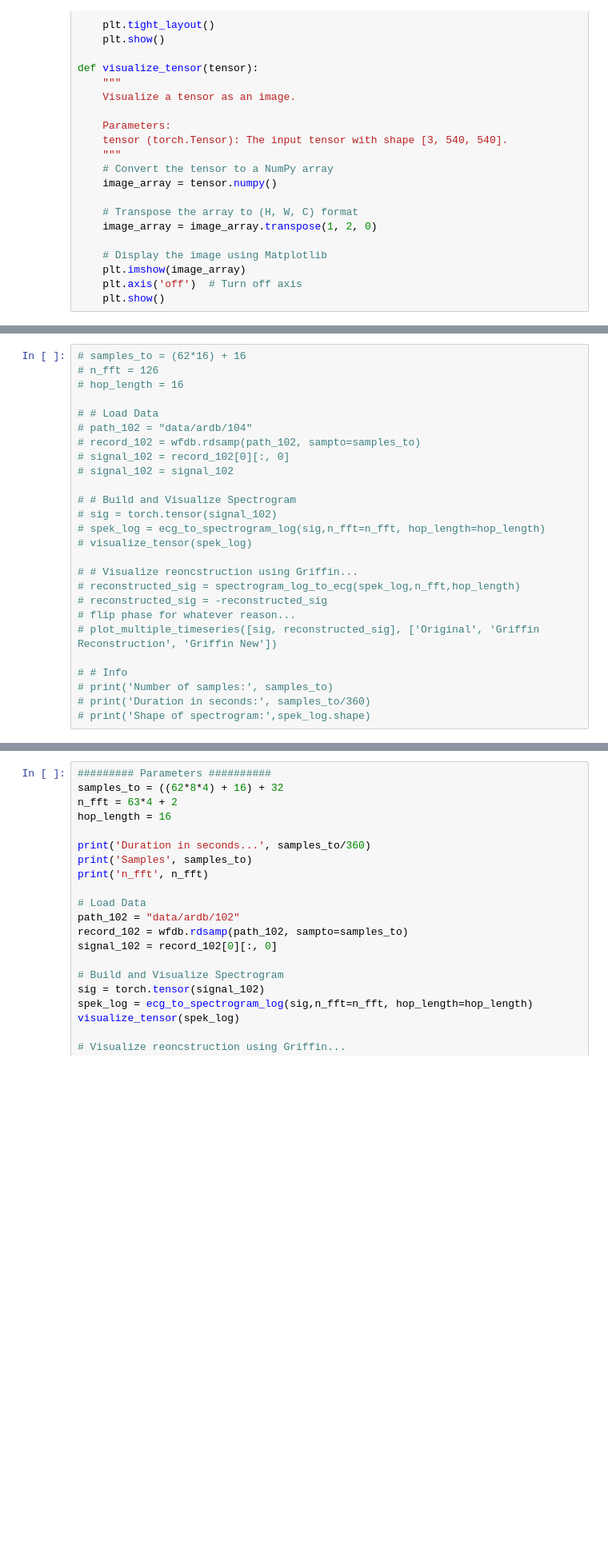
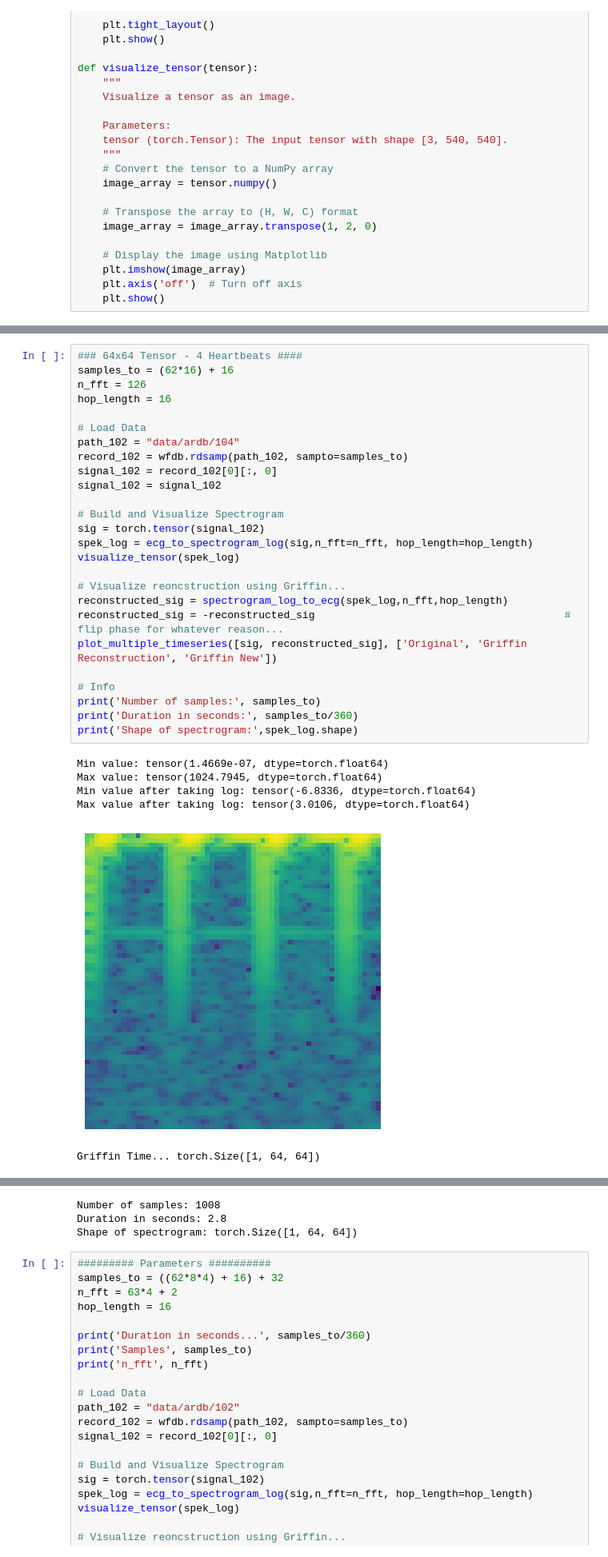
Before and after one commit to piedeboer96/ECG-Signal-Denoising, a Jupyter notebook: ecg_signals_spek.ipynb, the cells around one changed output, grey strips where cells are left out. Shown: that part at 80% size. Saved outputs shown, nothing was run; the diff lists cells and outputs as text; blank space fills up the shorter version.

```diff
--- a/ecg_signals_spek.ipynb
+++ b/ecg_signals_spek.ipynb
@@ -114,25 +152,33 @@ def spectrogram_log_to_ecg(spec_log, n_fft=32, hop_length=None,n_iter=400):
 # %%
-# samples_to = (62*16) + 16
-# n_fft = 126
-# hop_length = 16
+### 64x64 Tensor - 4 Heartbeats ####
+samples_to = (62*16) + 16
+n_fft = 126
+hop_length = 16
 
-# # Load Data
-# path_102 = "data/ardb/104"
-# record_102 = wfdb.rdsamp(path_102, sampto=samples_to)
-# signal_102 = record_102[0][:, 0]
-# signal_102 = signal_102
+# Load Data
+path_102 = "data/ardb/104"
+record_102 = wfdb.rdsamp(path_102, sampto=samples_to)
+signal_102 = record_102[0][:, 0]
+signal_102 = signal_102
 
-# # Build and Visualize Spectrogram
-# sig = torch.tensor(signal_102)
-# spek_log = ecg_to_spectrogram_log(sig,n_fft=n_fft, hop_length=hop_length)
-# visualize_tensor(spek_log)
+# Build and Visualize Spectrogram
+sig = torch.tensor(signal_102)
+spek_log = ecg_to_spectrogram_log(sig,n_fft=n_fft, hop_length=hop_length)
+visualize_tensor(spek_log)
 
-# # Visualize reoncstruction using Griffin...
-# reconstructed_sig = spectrogram_log_to_ecg(spek_log,n_fft,hop_length)
-# reconstructed_sig = -reconstructed_sig                                        # flip phase for whatever reason...
-# plot_multiple_timeseries([sig, reconstructed_sig], ['Original', 'Griffin Reconstruction', 'Griffin New'])
+# Visualize reoncstruction using Griffin...
+reconstructed_sig = spectrogram_log_to_ecg(spek_log,n_fft,hop_length)
+reconstructed_sig = -reconstructed_sig                                        # flip phase for whatever reason...
+plot_multiple_timeseries([sig, reconstructed_sig], ['Original', 'Griffin Reconstruction', 'Griffin New'])
 
-# # Info
-# print('Number of samples:', samples_to)
-# print('Duration in seconds:', samples_to/360)
-# print('Shape of spectrogram:',spek_log.shape)
+# Info
+print('Number of samples:', samples_to)
+print('Duration in seconds:', samples_to/360)
+print('Shape of spectrogram:',spek_log.shape)
+# %% [output]
+Min value: tensor(1.4669e-07, dtype=torch.float64)
+Max value: tensor(1024.7945, dtype=torch.float64)
+Min value after taking log: tensor(-6.8336, dtype=torch.float64)
+Max value after taking log: tensor(3.0106, dtype=torch.float64)
+[figure, added]
+Griffin Time... torch.Size([1, 64, 64])
@@ -139,3 +186,6 @@ def spectrogram_log_to_ecg(spec_log, n_fft=32, hop_length=None,n_iter=400):
+Number of samples: 1008
+Duration in seconds: 2.8
+Shape of spectrogram: torch.Size([1, 64, 64])
 # %%
 ######### Parameters ##########
 samples_to = ((62*8*4) + 16) + 32
```
Also changed, not shown: parts of 5 cells of this notebook, 1 other file.
